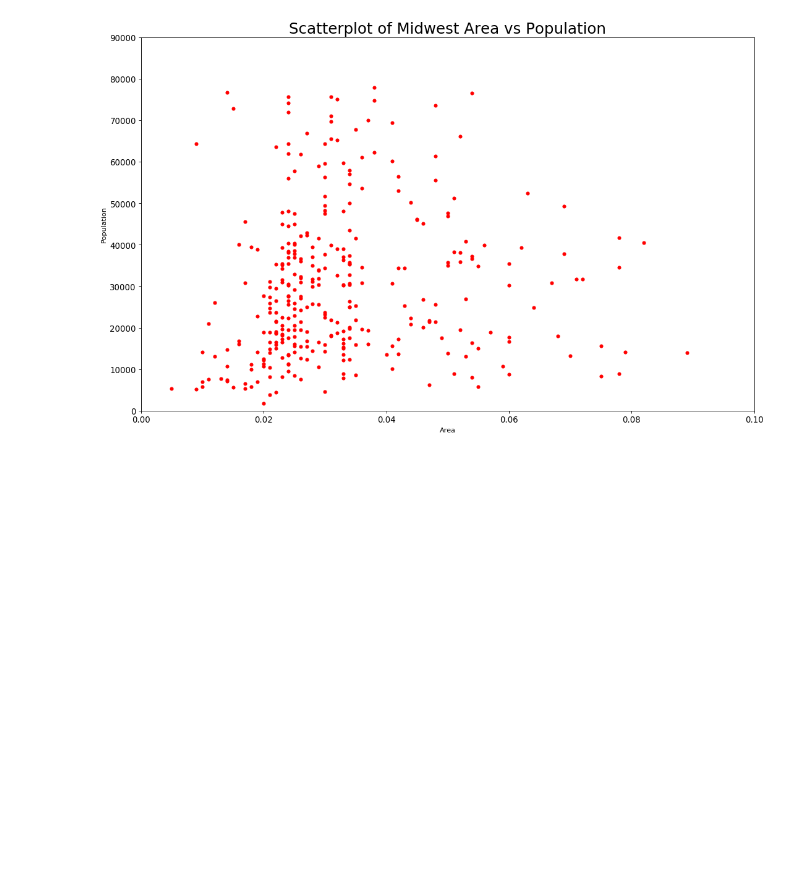
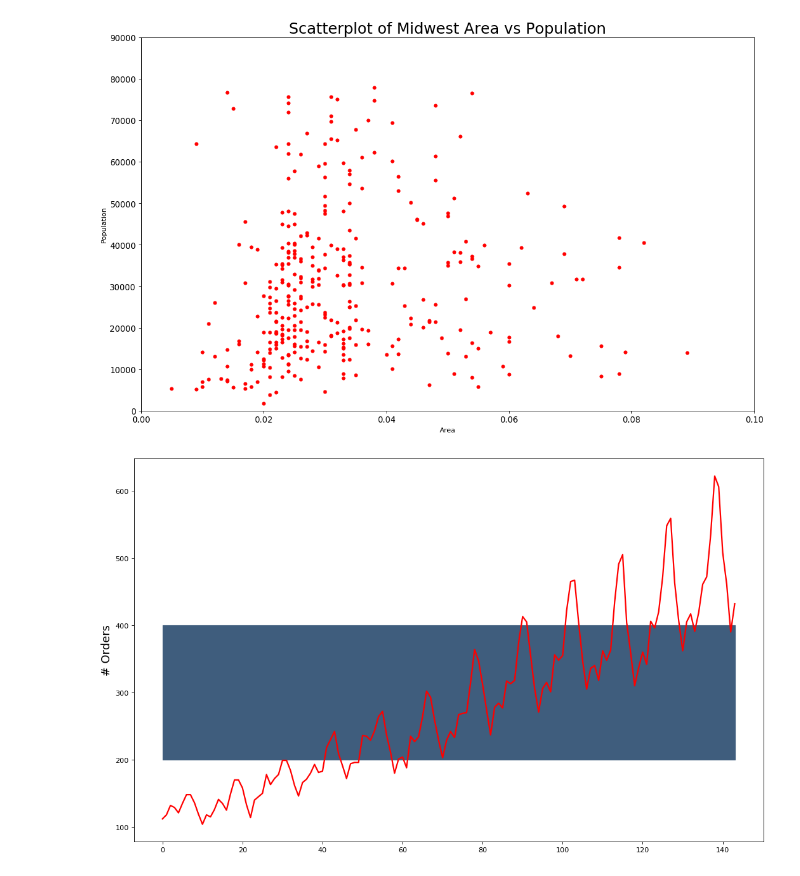
Before and after one commit to erikapat/pyspark_own_functions, a Jupyter notebook: Plot Examples.ipynb, the cells around one changed output. Drawn from its saved outputs; the diff is of its cells as text; code cells hidden in the pictures; blank space fills up the shorter version.

```diff
--- a/Plot Examples.ipynb
+++ b/Plot Examples.ipynb
@@ -36,3 +33,17 @@ y_field = 'poptotal'
 scatter_plot(midwest, x_field, y_field, title, x_label, y_label )
 # %% [output]
 [figure]
+# %%
+df = pd.read_csv('https://github.com/selva86/datasets/raw/master/AirPassengers.csv')
+# %%
+df =df
+date_name = 'date'
+yaxis_field = 'value'
+mean_value = 'mean'
+sd_value = 'sd'
+
+df['mean'] = 300
+df['sd'] = 100
+plot_series_with_uncertainty(df, date_name, yaxis_field, mean_value, sd_value)
+# %% [output]
+[figure, added]
```
Also changed, not shown: parts of 1 cell of this notebook, 7 other files.
